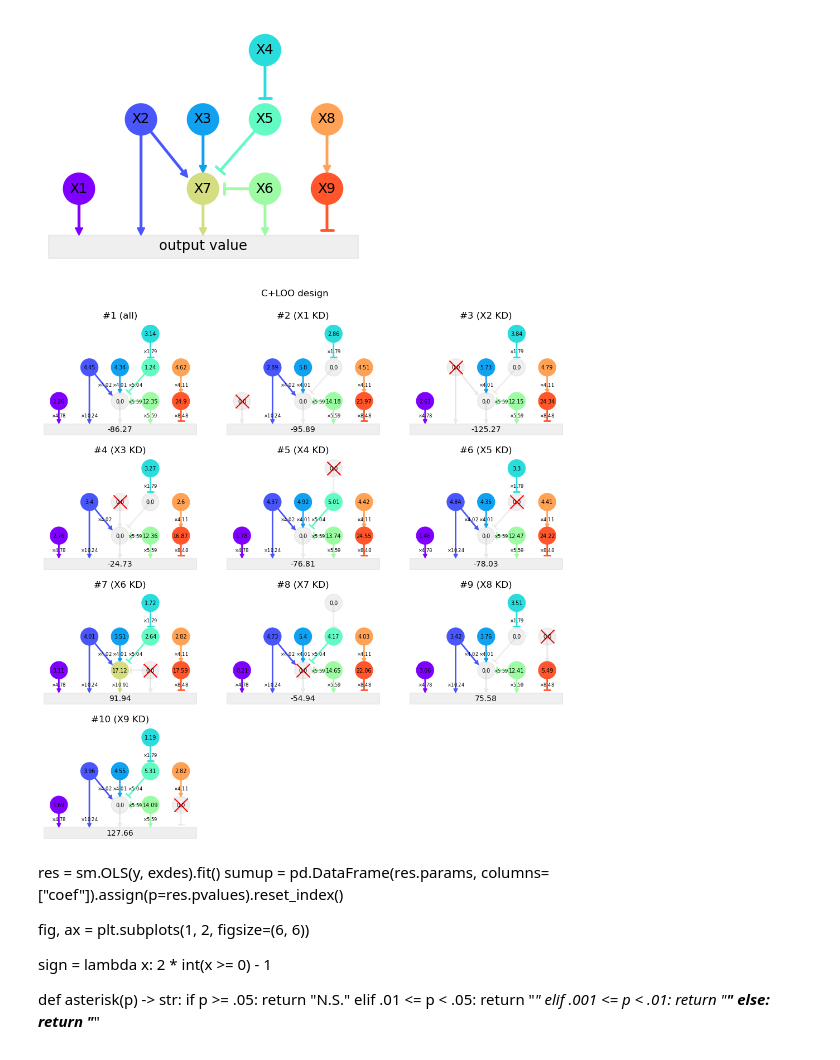
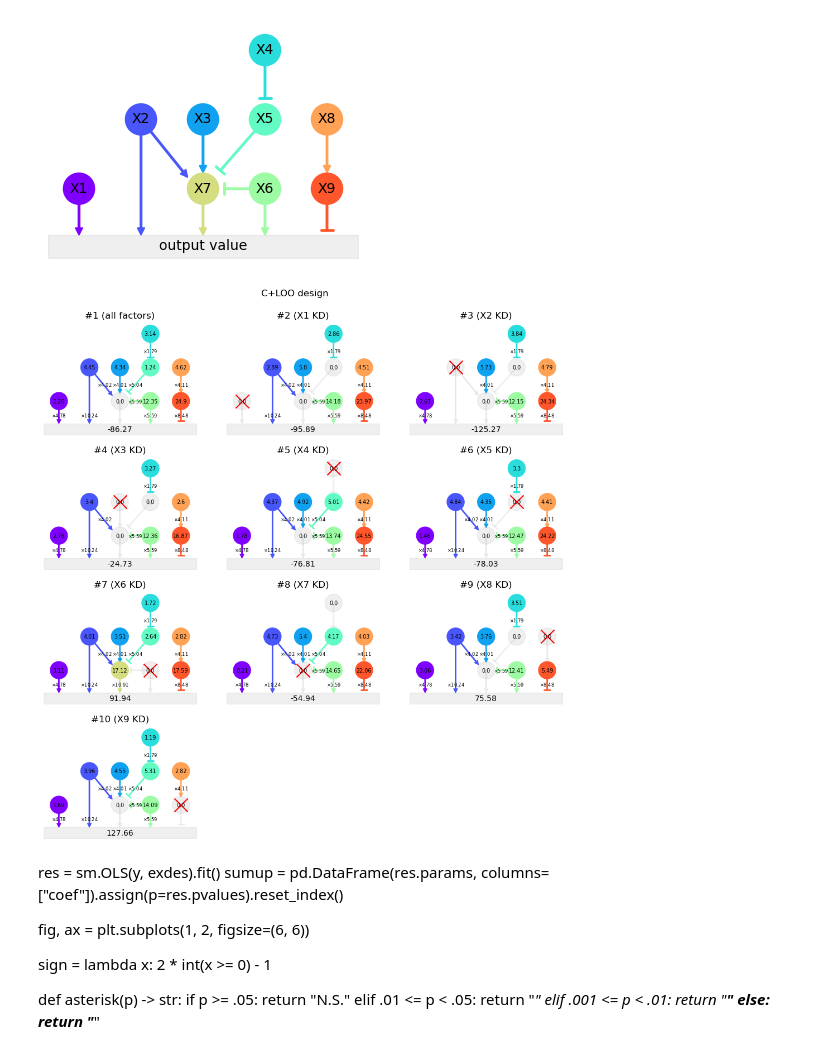
Before and after one commit to yo-aka-gene/WhyDOE, a Jupyter notebook: jupyternb/sandbox.ipynb, the cells around one changed output. Saved outputs shown, nothing was run; the diff lists cells and outputs as text; code cells hidden in the pictures.

```diff
--- a/jupyternb/sandbox.ipynb
+++ b/jupyternb/sandbox.ipynb
@@ -364,34 +361,34 @@ exdes = CLOO().get_exmatrix(9)()
 # %%
 fig, ax = plt.subplots(4, 3, figsize=(12, 12))
 
 model = Sim1()
 # model.plot(ax=ax.ravel()[0])
 
 np.random.seed(0)
 seeds = np.random.randint(0, 2**32, len(exdes))
 y = []
 
 for i, s in enumerate(seeds):
     y += [
         model.run(
             design_array=exdes.iloc[i, :],
             random_state=s
         )
     ]
     model.plot(ax=ax.ravel()[i])
-    suffix = "all" if i == 0 else f"X{i} KD"
+    suffix = "all factors" if i == 0 else f"X{i} KD"
     ax.ravel()[i].set(title=f"#{i + 1} ({suffix})")
 
 y = np.array(y)
 
 [a.axis("off") for a in ax.ravel()[-2:]];
 
 fig.suptitle(f"C+LOO design", y=.93)
 
 if conf.savefig:
     fig.savefig(f"{conf.out}/sim", **kwarg_savefig)
 # %% [output]
-[figure, old version]
+[figure, new version]
 # %% [markdown]
 res = sm.OLS(y, exdes).fit()
 sumup = pd.DataFrame(res.params, columns=["coef"]).assign(p=res.pvalues).reset_index()
```
Also changed, not shown: parts of 18 cells of this notebook, 21 other files.
